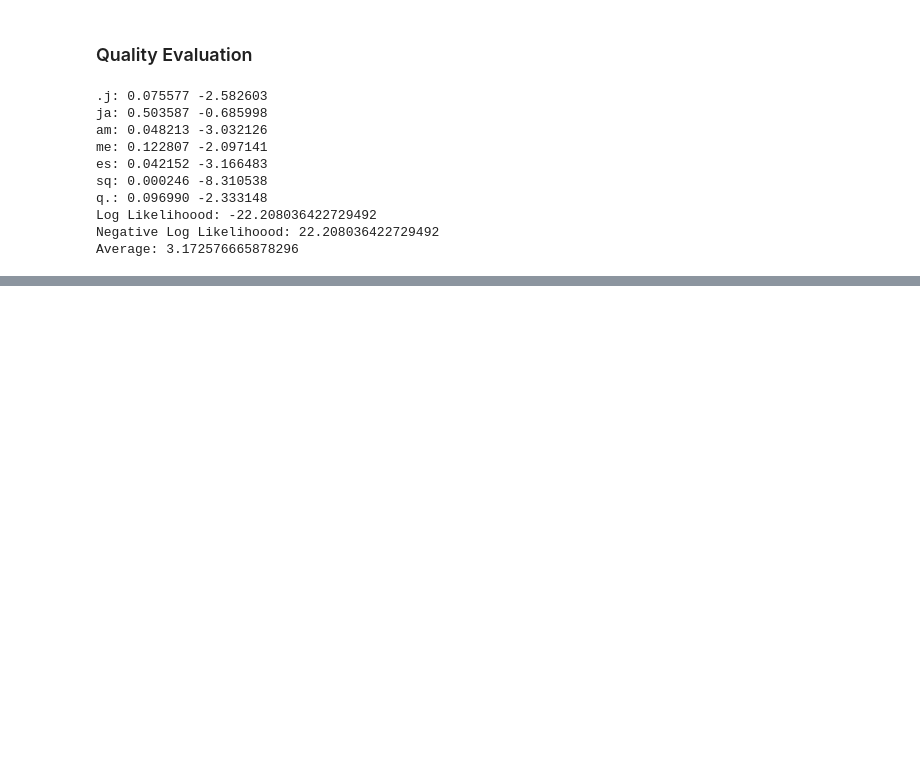
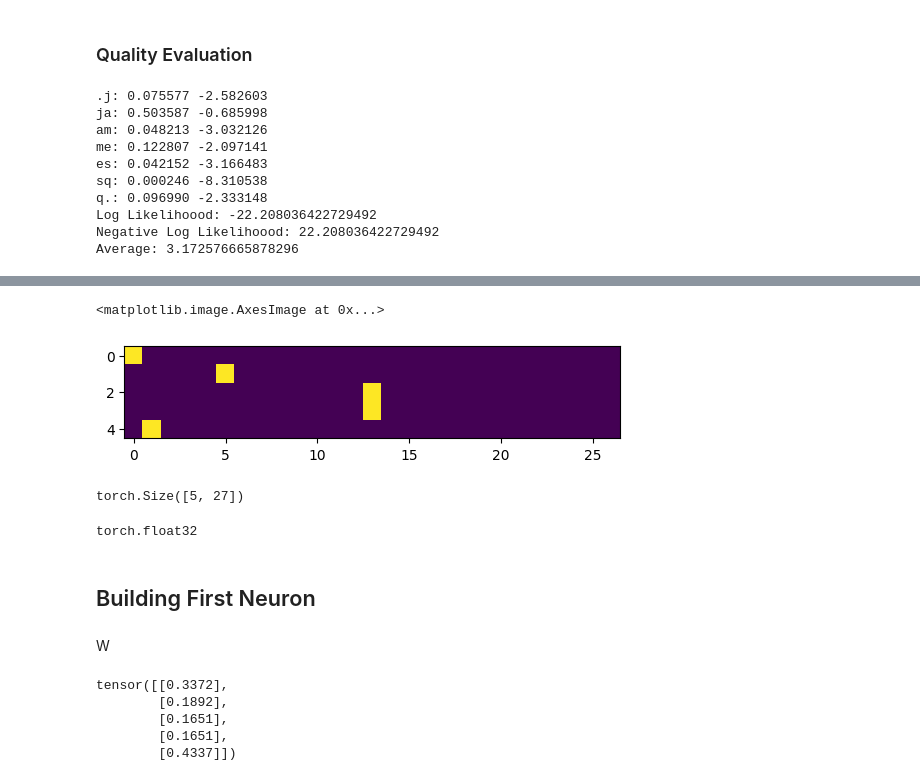
Before and after one commit to IamJamesRooke/karpathy_neural_network, a Jupyter notebook: 02a_buildingmakemore_I.ipynb, the cells around one changed output, grey strips where cells are left out. Drawn from its saved outputs; the diff is of its cells as text; code cells hidden in the pictures; blank space fills up the shorter version.

```diff
--- a/02a_buildingmakemore_I.ipynb
+++ b/02a_buildingmakemore_I.ipynb
@@ -188,0 +191,26 @@ Average: 3.172576665878296
+# %%
+# Create the training set of bigrams (x, y)
+xs, ys = [], []
+
+# Go through all words
+for w in word_list[:1]:
+
+    # convert 'emma' to (., e) (e, m), (m, m) (m, a) (a, .)
+    chs =  ['.'] + list(w) + ['.']
+
+    # go through each bigram
+    for ch1, ch2 in zip(chs, chs[1:]):
+
+        # convert letters to integers
+        ix1 = stoi[ch1] # . ⇨ 0, e ⇨ 5
+        ix2 = stoi[ch2] # e ⇨ 5, m ⇨ 13
+
+        # Create tensors
+        xs.append(ix1) # tensor([ 0,  5, 13, 13,  1])
+        ys.append(ix2) # tensor([ 5, 13, 13,  1,  0])
+
+xs = torch.tensor(xs)
+ys = torch.tensor(ys)
+
+# Goal is to have NN where parameters are adjusted and
+# 0 predicts 5, 5 predicts 13, etc.
@@ -188,0 +236,4 @@ Average: 3.172576665878296
+# %%
+import torch.nn.functional as F
+xenc = F.one_hot(xs, num_classes=27).float()
+xenc
@@ -188,0 +251,26 @@ Average: 3.172576665878296
+# %%
+plt.imshow(xenc)
+# %% [output]
+<matplotlib.image.AxesImage at 0x...>
+[figure, added]
+# %%
+xenc.shape
+# %% [output]
+torch.Size([5, 27])
+# %%
+xenc.dtype
+# %% [output]
+torch.float32
+# %% [markdown]
+## Building First Neuron
+# %% [markdown]
+W
+# %%
+W = torch.randn((27, 1))
+xenc @ W
+# %% [output]
+tensor([[0.3372],
+        [0.1892],
+        [0.1651],
+        [0.1651],
+        [0.4337]])
```
Also changed, not shown: parts of 31 cells of this notebook.
